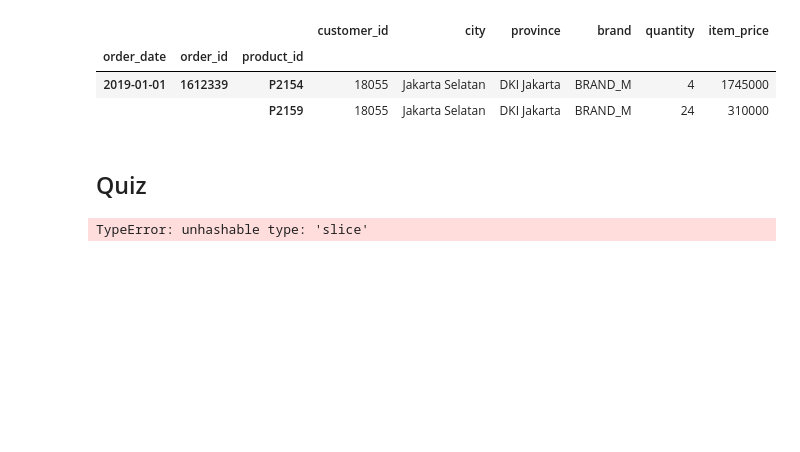
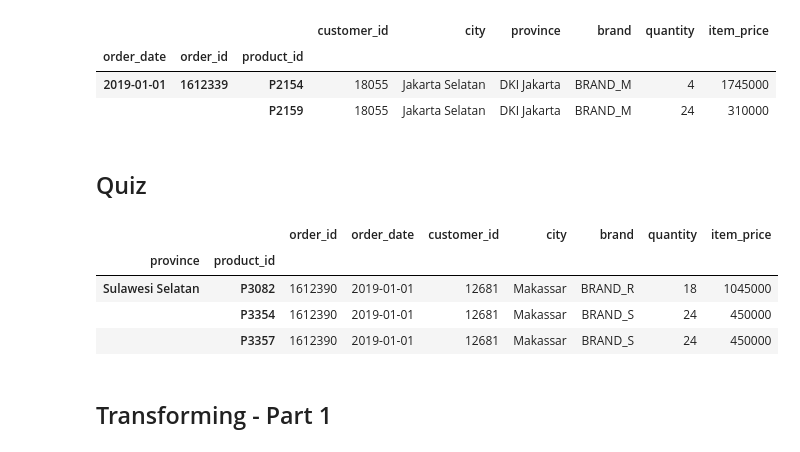
Before and after one commit to UsepSyaikalArifin/DQLab-Academy-Course-Online, a Jupyter notebook: Kelas Fundamental/Data Manipulation With Pandas - Part 1/Jupyter Notebook/main.ipynb, the cells around one changed output. Saved outputs shown, nothing was run; the diff lists cells and outputs as text; code cells hidden in the pictures; blank space fills up the shorter version.

```diff
--- a/Kelas Fundamental/Data Manipulation With Pandas - Part 1/Jupyter Notebook/main.ipynb
+++ b/Kelas Fundamental/Data Manipulation With Pandas - Part 1/Jupyter Notebook/main.ipynb
@@ -722,15 +722,21 @@ display(df_slice.head(10))
 # %%
 ## Load library atau modul
 import pandas as pd
 from IPython.display import display
 
 # Load dataset
 sample_csv = pd.read_csv("https://storage.googleapis.com/dqlab-dataset/sample_csv.csv")
 
 # Set index dataset
 sample_csv = sample_csv.set_index(["province","product_id"])
 idx = pd.IndexSlice
-sample_csv.sort_index().loc[idx["Sulawesi Selatan","P3082":"P3357"],:]
+sample_csv = sample_csv.sort_index().loc[idx["Sulawesi Selatan","P3082":"P3357"],:]
 display(sample_csv)
 # %% [output]
-TypeError: unhashable type: 'slice'
+|  |  | order_id | order_date | customer_id | city | brand | quantity | item_price |
+| province | product_id |  |  |  |  |  |  |  |
+| Sulawesi Selatan | P3082 | 1612390 | 2019-01-01 | 12681 | Makassar | BRAND_R | 18 | 1045000 |
+|  | P3354 | 1612390 | 2019-01-01 | 12681 | Makassar | BRAND_S | 24 | 450000 |
+|  | P3357 | 1612390 | 2019-01-01 | 12681 | Makassar | BRAND_S | 24 | 450000 |
+# %% [markdown]
+## Transforming - Part 1
```
Also changed, not shown: parts of 7 cells of this notebook.
